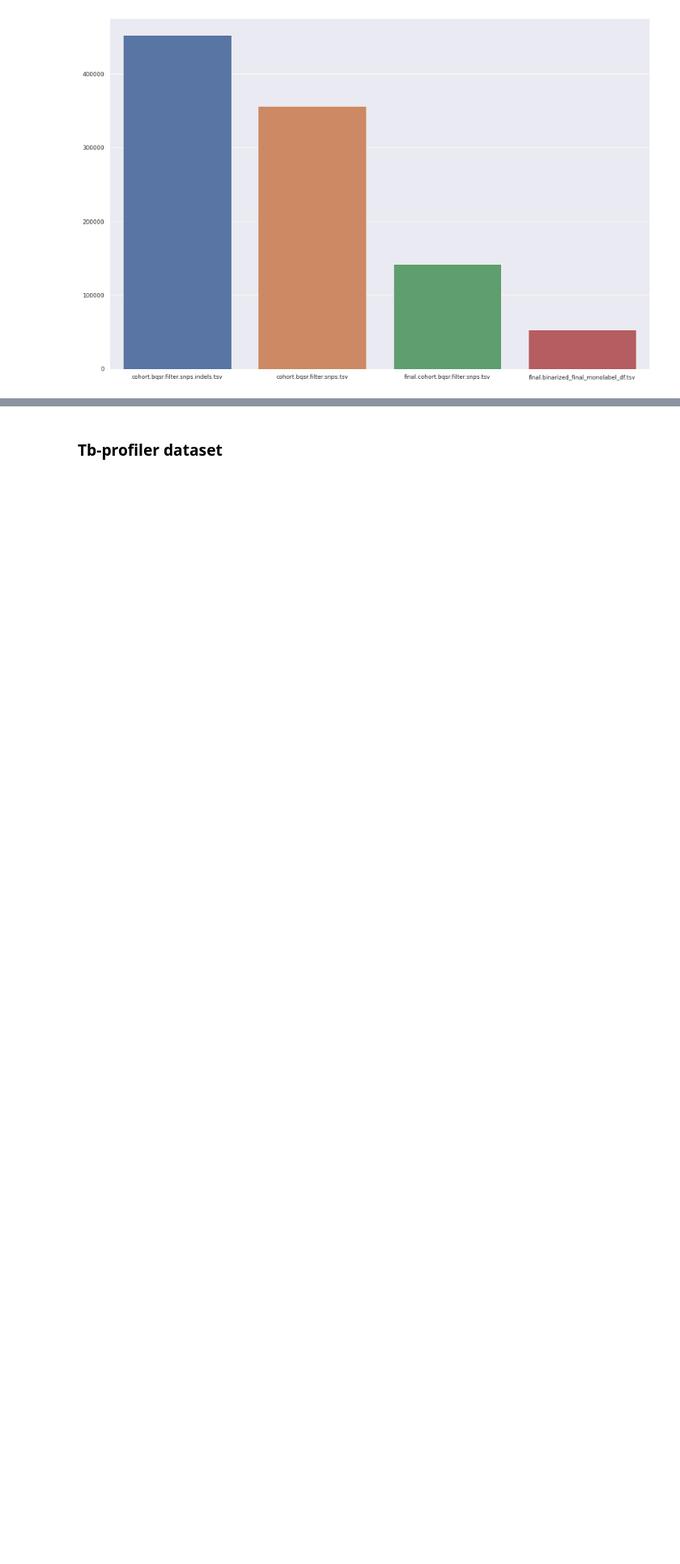
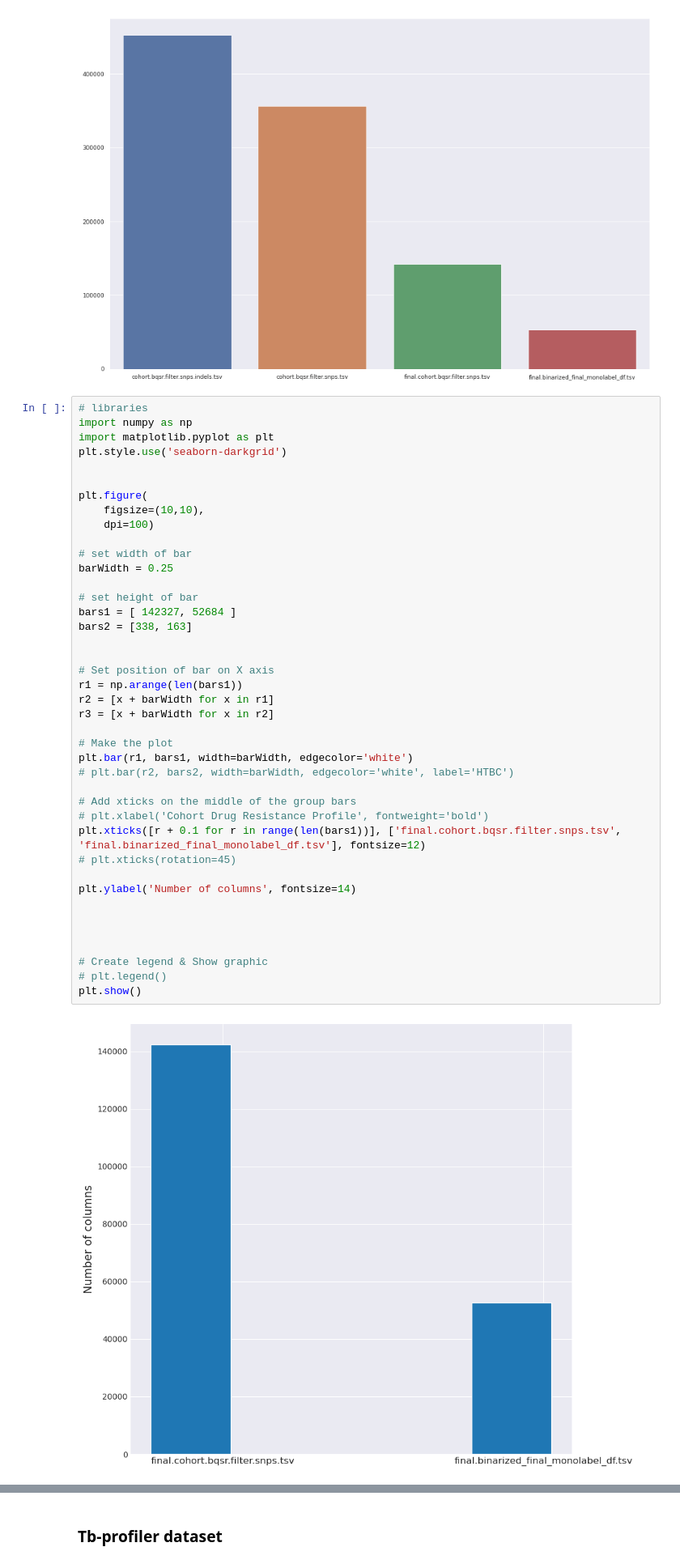
Before and after one commit to abhi18av/LJMU_Masters_Dissertation, a Jupyter notebook: src/notebooks/FINAL/002_choose_limited_tbportals_genomes.ipynb, the cells around one changed output, grey strips where cells are left out. Shown at 81% size. Saved outputs shown, nothing was run; the diff lists cells and outputs as text; blank space fills up the shorter version.

Commit message:
update the graph of number of columns

```diff
--- a/src/notebooks/FINAL/002_choose_limited_tbportals_genomes.ipynb
+++ b/src/notebooks/FINAL/002_choose_limited_tbportals_genomes.ipynb
@@ -43,6 +43,49 @@ fig, ax = pyplot.subplots(figsize=a4_dims)
 sns.barplot(ax=ax, x=['cohort.bqsr.filter.snps.indels.tsv', 'cohort.bqsr.filter.snps.tsv', 'final.cohort.bqsr.filter.snps.tsv', 'final.binarized_final_monolabel_df.tsv' ], y=[452787, 356154, 142327, 52684 ]);
 # %% [output]
 [figure]
+# %%
+# libraries
+import numpy as np
+import matplotlib.pyplot as plt
+plt.style.use('seaborn-darkgrid')
+
+
+plt.figure(
+    figsize=(10,10),
+    dpi=100)
+
+# set width of bar
+barWidth = 0.25
+
+# set height of bar
+bars1 = [ 142327, 52684 ]
+bars2 = [338, 163]
+
+
+# Set position of bar on X axis
+r1 = np.arange(len(bars1))
+r2 = [x + barWidth for x in r1]
+r3 = [x + barWidth for x in r2]
+
+# Make the plot
+plt.bar(r1, bars1, width=barWidth, edgecolor='white')
+# plt.bar(r2, bars2, width=barWidth, edgecolor='white', label='HTBC')
+
+# Add xticks on the middle of the group bars
+# plt.xlabel('Cohort Drug Resistance Profile', fontweight='bold')
+plt.xticks([r + 0.1 for r in range(len(bars1))], ['final.cohort.bqsr.filter.snps.tsv', 'final.binarized_final_monolabel_df.tsv'], fontsize=12)
+# plt.xticks(rotation=45)
+
+plt.ylabel('Number of columns', fontsize=14)
+
+
+
+
+# Create legend & Show graphic
+# plt.legend()
+plt.show()
+# %% [output]
+[figure, added]
 # %%
 
 
```
Also changed, not shown: parts of 1 cell of this notebook.
